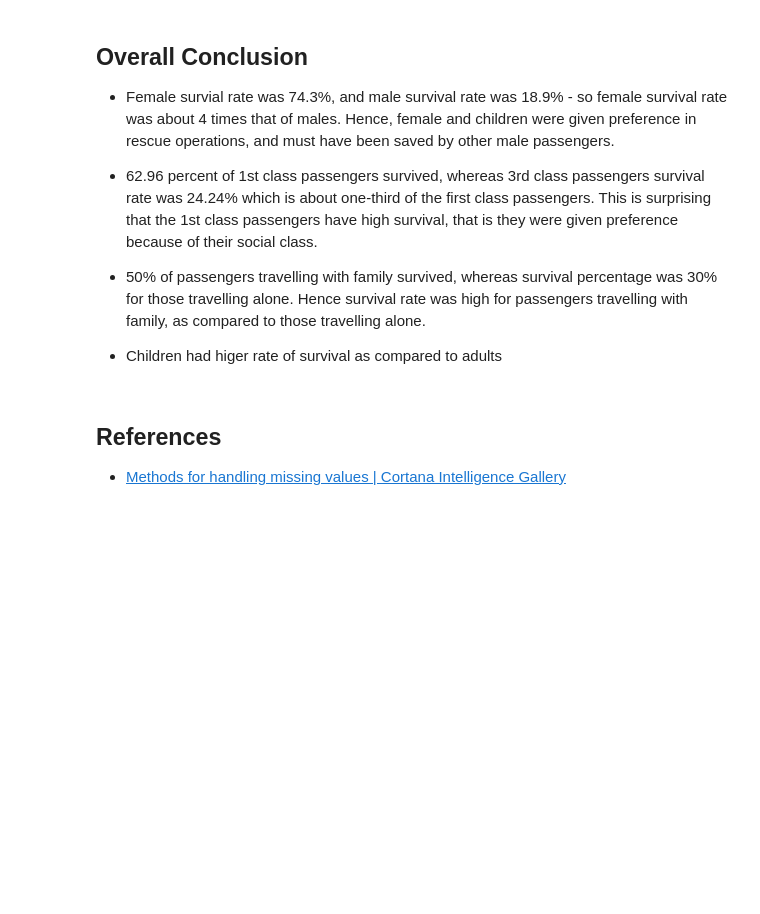
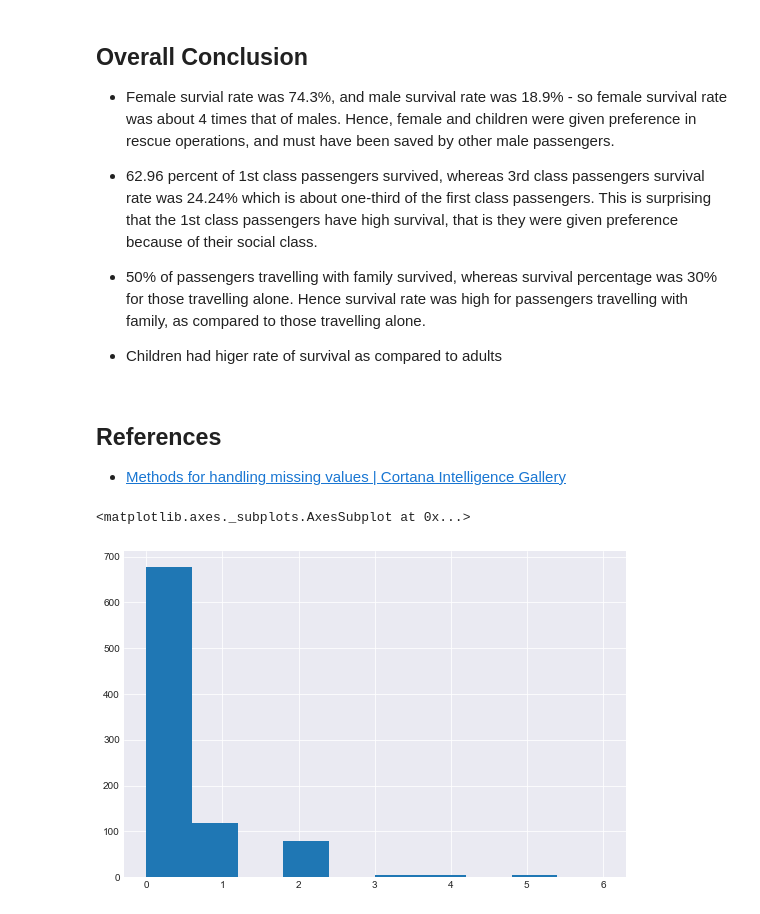
Before and after one commit to vikramsjn/Investigate-Titanic-Dataset, a Jupyter notebook: Analysis of Titanic Dataset.ipynb, the cells around one changed output. Cells and saved outputs as stored; diff of their text form; code cells hidden in the pictures; blank space fills up the shorter version.

```diff
--- a/Analysis of Titanic Dataset.ipynb
+++ b/Analysis of Titanic Dataset.ipynb
@@ -558,3 +559,8 @@ This is surprising that the 1st class passengers have high survival, that is the
 # %% [markdown]
 ## References
 * [Methods for handling missing values | Cortana Intelligence Gallery](https://gallery.cortanaintelligence.com/Experiment/Methods-for-handling-missing-values-1)
+# %%
+titanic_df.Parch.hist()
+# %% [output]
+<matplotlib.axes._subplots.AxesSubplot at 0x...>
+[figure, added]
```
Also changed, not shown: parts of 19 cells of this notebook, 1 other file.
